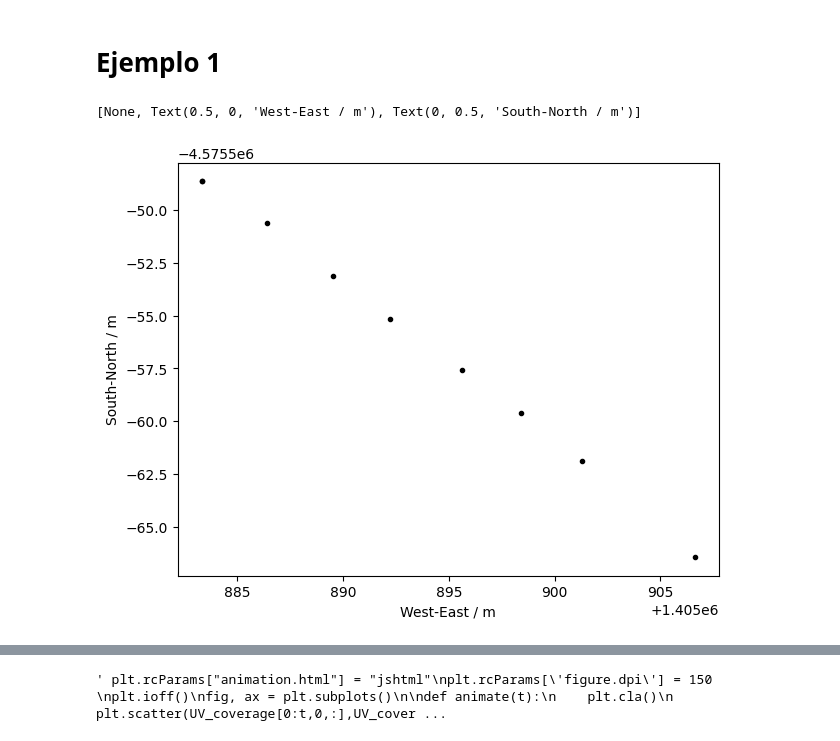
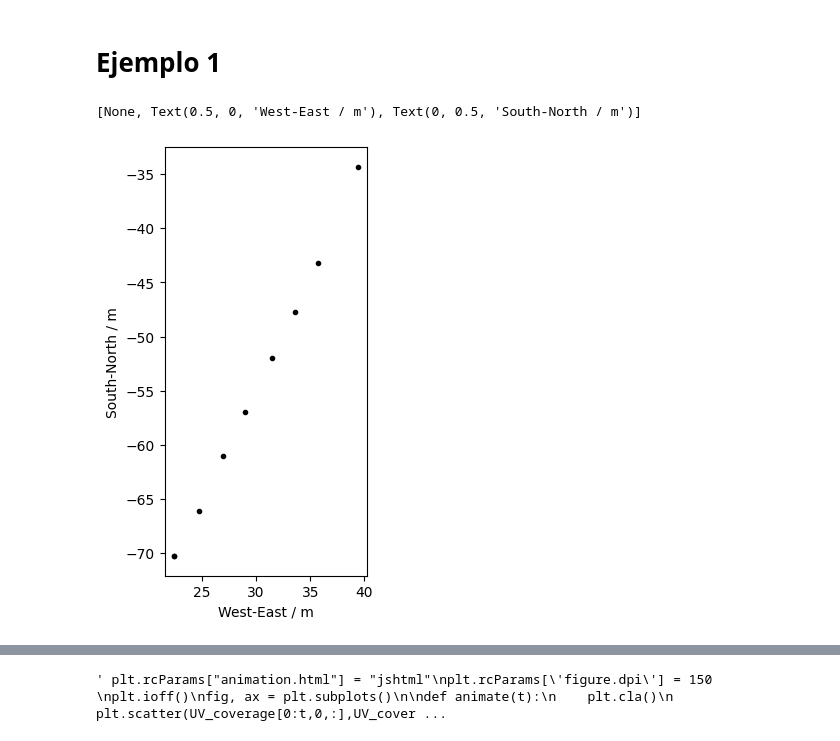
Before and after one commit to MatiasColil/API_Interferometry, a Jupyter notebook: jupyter notebook/interferometer.ipynb, the cells around one changed output, grey strips where cells are left out. Cells and saved outputs as stored; diff of their text form; code cells hidden in the pictures.

```diff
--- a/jupyter notebook/interferometer.ipynb
+++ b/jupyter notebook/interferometer.ipynb
@@ -62,0 +42,6 @@ def earth_location_to_local(location, reference_location):
+# %%
+def earth_location_to_local_enu(location, reference_location):
+    altaz = _earthlocation_to_altaz(location, reference_location)
+    ned_coords =  altaz.cartesian.xyz
+    enu_coords = ned_coords[1], ned_coords[0], -ned_coords[2]
+    return enu_coords
@@ -198,5 +216,3 @@ localxyz = long2xyzbroad(data)
 # %%
-# solo utilizar si el sistema de coordenadas que te entregan está en local tangent plane (ENU) (LOC en archivos CASA)
-abc = EarthLocation.from_geodetic(data[:,1], data[:,0], data[:,2])
+local_xyz = EarthLocation.from_geodetic(data[:,1], data[:,0], data[:,2])
 reference_location = EarthLocation.from_geodetic(-72.920166, -41.463874,100)
-x, y, z = earth_location_to_local(abc, reference_location)
@@ -203,12 +221,14 @@ x, y, z = earth_location_to_local(abc, reference_location)
+# %%
+enu_coords = np.array(earth_location_to_local_enu(local_xyz, reference_location))
 # %%
 fig, ax = plt.subplots(layout='constrained')
 
-ax.plot(localxyz[:,0], localxyz[:,1], '.k')
+ax.plot(enu_coords[0], enu_coords[1], '.k')
 ax.set(
         aspect=1,
         xlabel='West-East / m',
         ylabel='South-North / m'
 )
 # %% [output]
 [None, Text(0.5, 0, 'West-East / m'), Text(0, 0.5, 'South-North / m')]
-[figure, old version]
+[figure, new version]
```
Also changed, not shown: parts of 61 cells of this notebook, 6 other files.
